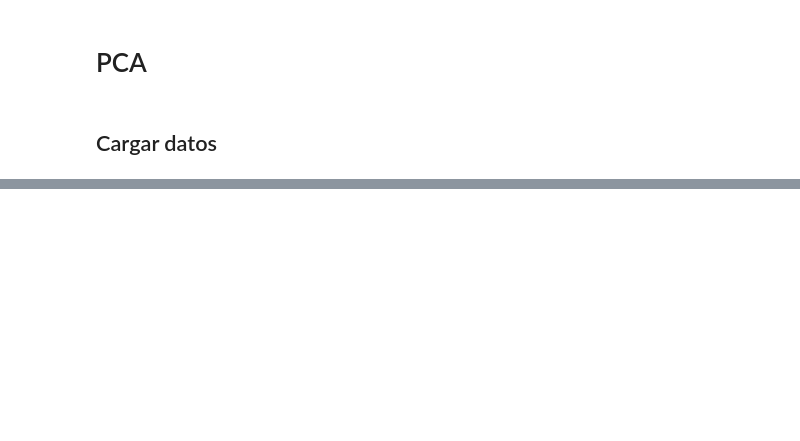
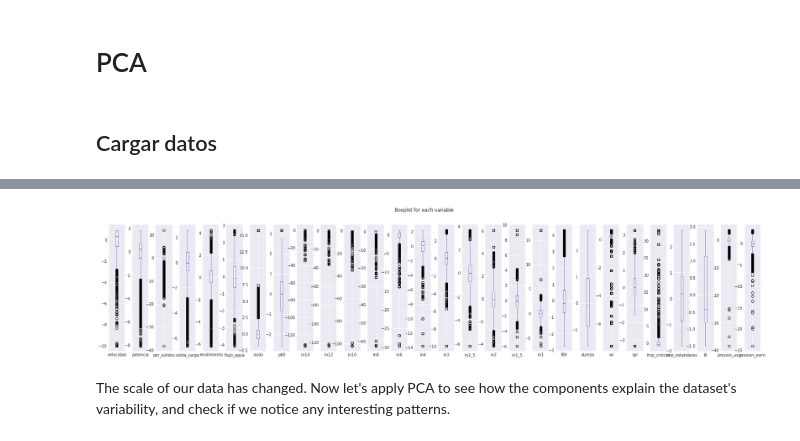
Before and after one commit to guillermovc/MLOps-grinding, a Jupyter notebook: notebooks/EDA_01_PCA.ipynb, the cells around one changed output, grey strips where cells are left out. Saved outputs shown, nothing was run; the diff lists cells and outputs as text; code cells hidden in the pictures; blank space fills up the shorter version.

Commit message:
pca y feature importance con random forest

```diff
--- a/notebooks/EDA_01_PCA.ipynb
+++ b/notebooks/EDA_01_PCA.ipynb
@@ -42,0 +87,16 @@ df.head()
+# %%
+from sklearn.preprocessing import StandardScaler
+
+# Create scaler object
+scaler = StandardScaler()
+
+# Fit scaler with our data
+scaler.fit(df)
+
+# Transform our data
+scaled_features = scaler.transform(df)
+df_scaled = pd.DataFrame(scaled_features,
+                                     index=df.index,
+                                     columns=df.columns)
+
+df_scaled.head()
@@ -42,0 +112,16 @@ df.head()
+# %%
+df_scaled.plot(
+    kind='box',
+    subplots=True,
+    sharey=False,
+    figsize=(30, 6)
+)
+
+# increase spacing between subplots
+plt.subplots_adjust(wspace=0.4)
+plt.suptitle("Boxplot for each variable")
+plt.show()
+# %% [output]
+[figure, added]
+# %% [markdown]
+The scale of our data has changed. Now let's apply PCA to see how the components explain the dataset's variability, and check if we notice any interesting patterns.
```
Also changed, not shown: parts of 19 cells of this notebook, 2 other files.
